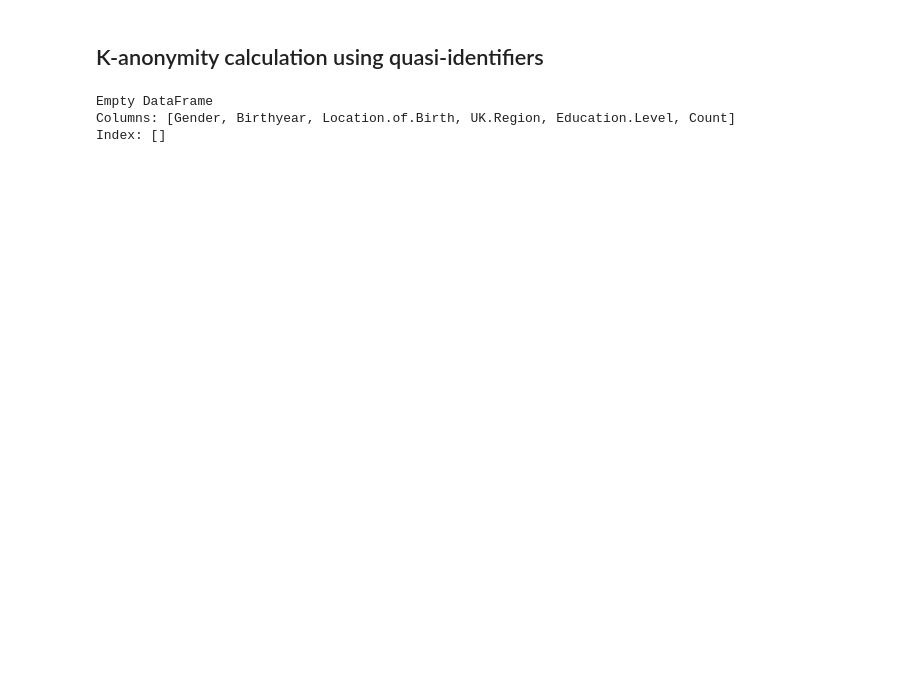
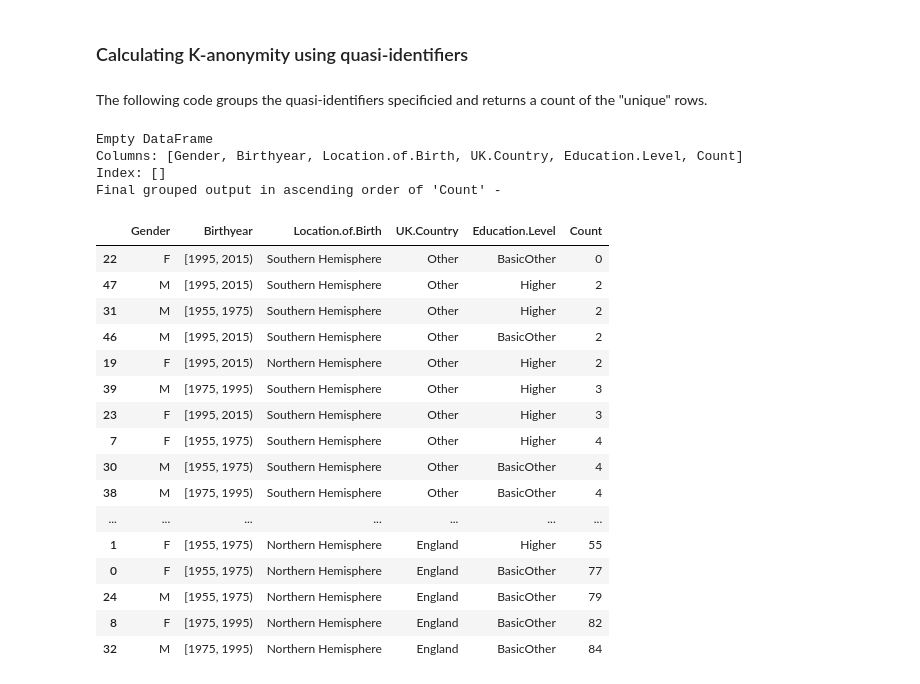
Before and after one commit to rictoo/DataAnonymisation-CDM, a Jupyter notebook: anon_jupyter.ipynb, the cells around one changed output. Saved outputs shown, nothing was run; the diff lists cells and outputs as text; code cells hidden in the pictures; blank space fills up the shorter version.

```diff
--- a/anon_jupyter.ipynb
+++ b/anon_jupyter.ipynb
@@ -127,8 +172,0 @@ Data aggregation
-# %%
-# Grouping education level and country of birth
-
-# Assign education level as banded education level
-anon_data['Education.Level'] = data['education_level'].map(lambda x: "Higher" if x in ["bachelor", "masters", "phD"] else "BasicOther")
-
-# Assign hemisphere of birth depending on country of birth
-anon_data['Location.of.Birth'] = data['country_of_birth'].apply(lambda x: country_to_hemisphere(x))
@@ -139,5 +175,7 @@ Mapping full postcode to countries within the UK - 'England' and 'Other' (includ
 # %%
 # Assign UK country derived from postcode
-anon_data['Postcode'] = data['postcode'].apply(lambda x: re.search('[a-zA-Z]*', x).group(0))
+anon_data['Postcode'] = original_data['postcode'].apply(lambda x: re.search('[a-zA-Z]*', x).group(0))
 anon_data = pd.merge(anon_data, postcode_dictionary, on='Postcode', how='left')
 anon_data = anon_data.rename(columns={'Region': 'UK.Country'})
+
+anon_data.head()
@@ -143,0 +191,8 @@ anon_data = anon_data.rename(columns={'Region': 'UK.Country'})
+# %%
+# Assign education level as banded education level
+anon_data['Education.Level'] = original_data['education_level'].map(lambda x: "Higher" if x in ["bachelor", "masters", "phD"] else "BasicOther")
+
+# Assign hemisphere of birth depending on country of birth
+anon_data['Location.of.Birth'] = original_data['country_of_birth'].apply(lambda x: country_to_hemisphere(x))
+
+anon_data.head()
@@ -146,17 +208,18 @@ anon_data = anon_data.rename(columns={'Region': 'UK.Country'})
 # %%
-# Add gaussian noise to weight, height, countries visited, average alcohol consumption per week and average cigrettes smoked per week.
+# Add gaussian noise to weight, height, countries visited, average number of drinks in alcohol units per week and average cigrettes smoked per week.
 weight_noise = np.random.normal(0,1,1000)*5
-anon_data['Weight'] = round(data['weight']+weight_noise, 1)
+anon_data['Weight'] = round(original_data['weight']+weight_noise, 1)
 
 height_noise = np.random.normal(0,1,1000)/5
-anon_data['Height'] = round(data['height']+height_noise, 2)
-bmi = data['weight'] / data['height']**2
+anon_data['Height'] = round(original_data['height']+height_noise, 2)
 
 countries_noise = np.random.normal(0,1,1000)*5
-anon_data['Countries.Visited'] = round(data['n_countries_visited']+countries_noise)
+anon_data['Countries.Visited'] = round(original_data['n_countries_visited']+countries_noise)
 
 alcohol_noise = np.random.normal(0,1,1000)
-anon_data['Avg.Alcohol'] = round(data['avg_n_drinks_per_week']+alcohol_noise, 1)
+anon_data['Avg.Alcohol'] = round(original_data['avg_n_drinks_per_week']+alcohol_noise, 1)
 
 smoking_noise = np.random.normal(0,1,1000)*20
-anon_data['Avg.Cigarettes'] = round(data['avg_n_cigret_per_week']+smoking_noise)
+anon_data['Avg.Cigarettes'] = round(original_data['avg_n_cigret_per_week']+smoking_noise)
+
+anon_data.head()
@@ -184,13 +233,37 @@ reference_table.to_csv("reference_table.csv", sep=",", index=None)
 # %% [markdown]
-## K-anonymity calculation using quasi-identifiers
+### Calculating K-anonymity using quasi-identifiers
+# %% [markdown]
+The following code groups the quasi-identifiers specificied and returns a count of the "unique" rows.
 # %%
 # Checking k-anonymity for quasi-identifiers
 df_count = anon_data.groupby(['Gender', 'Birthyear', 'Location.of.Birth',
-                            'UK.Region', 'Education.Level']).size().reset_index(name = 'Count')
+                            'UK.Country', 'Education.Level']).size().reset_index(name = 'Count')
 
 # Print rows where k-anonymity is 1
 print(df_count[df_count['Count']==1])
+
+# Printing the final grouped output
+print("Final grouped output in ascending order of 'Count' - ")
+df_count.sort_values("Count")
 # %% [output]
 Empty DataFrame
-Columns: [Gender, Birthyear, Location.of.Birth, UK.Region, Education.Level, Count]
+Columns: [Gender, Birthyear, Location.of.Birth, UK.Country, Education.Level, Count]
 Index: []
+Final grouped output in ascending order of 'Count' -
+|  | Gender | Birthyear | Location.of.Birth | UK.Country | Education.Level | Count |
+| 22 | F | [1995, 2015) | Southern Hemisphere | Other | BasicOther | 0 |
+| 47 | M | [1995, 2015) | Southern Hemisphere | Other | Higher | 2 |
+| 31 | M | [1955, 1975) | Southern Hemisphere | Other | Higher | 2 |
+| 46 | M | [1995, 2015) | Southern Hemisphere | Other | BasicOther | 2 |
+| 19 | F | [1995, 2015) | Northern Hemisphere | Other | Higher | 2 |
+| 39 | M | [1975, 1995) | Southern Hemisphere | Other | Higher | 3 |
+| 23 | F | [1995, 2015) | Southern Hemisphere | Other | Higher | 3 |
+| 7 | F | [1955, 1975) | Southern Hemisphere | Other | Higher | 4 |
+| 30 | M | [1955, 1975) | Southern Hemisphere | Other | BasicOther | 4 |
+| 38 | M | [1975, 1995) | Southern Hemisphere | Other | BasicOther | 4 |
+| ... | ... | ... | ... | ... | ... | ... |
+| 1 | F | [1955, 1975) | Northern Hemisphere | England | Higher | 55 |
+| 0 | F | [1955, 1975) | Northern Hemisphere | England | BasicOther | 77 |
+| 24 | M | [1955, 1975) | Northern Hemisphere | England | BasicOther | 79 |
+| 8 | F | [1975, 1995) | Northern Hemisphere | England | BasicOther | 82 |
+| 32 | M | [1975, 1995) | Northern Hemisphere | England | BasicOther | 84 |
```
Also changed, not shown: parts of 37 cells of this notebook, 7 other files.
